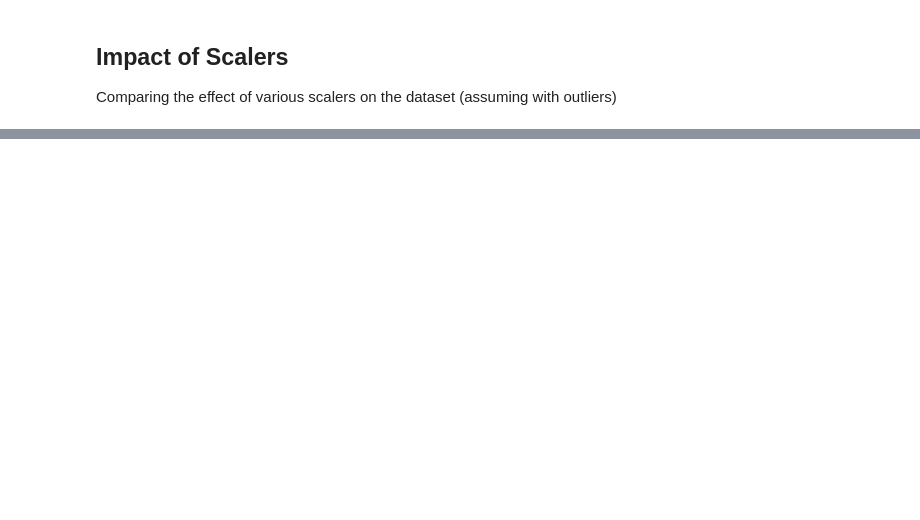
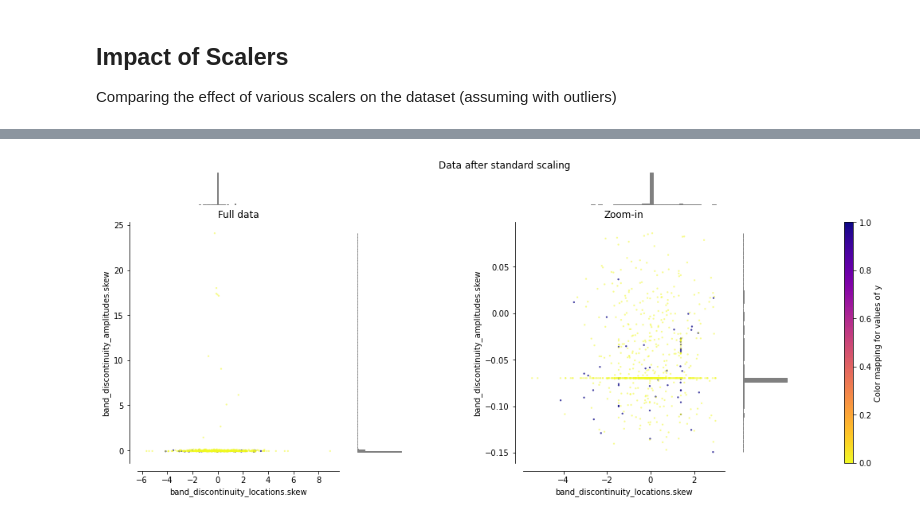
Before and after one commit to mohankrishna12/audio-feature-extraction, a Jupyter notebook: scalers.ipynb, the cells around one changed output, grey strips where cells are left out. Cells and saved outputs as stored; diff of their text form; code cells hidden in the pictures; blank space fills up the shorter version.

```diff
--- a/scalers.ipynb
+++ b/scalers.ipynb
@@ -200,0 +199,4 @@ make_plot(0)
+# %%
+make_plot(1)
+# %% [output]
+[figure, added]
```
Also changed, not shown: parts of 25 cells of this notebook, 51 other files.
